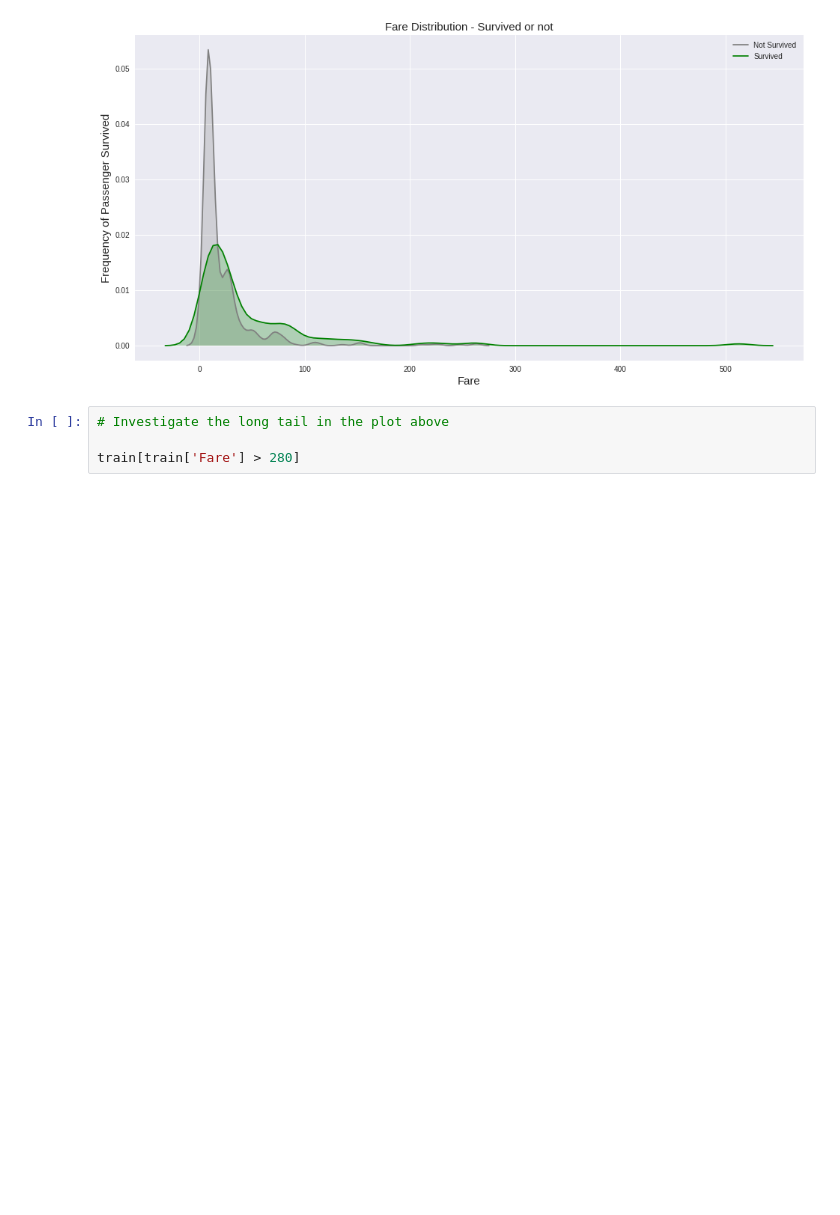
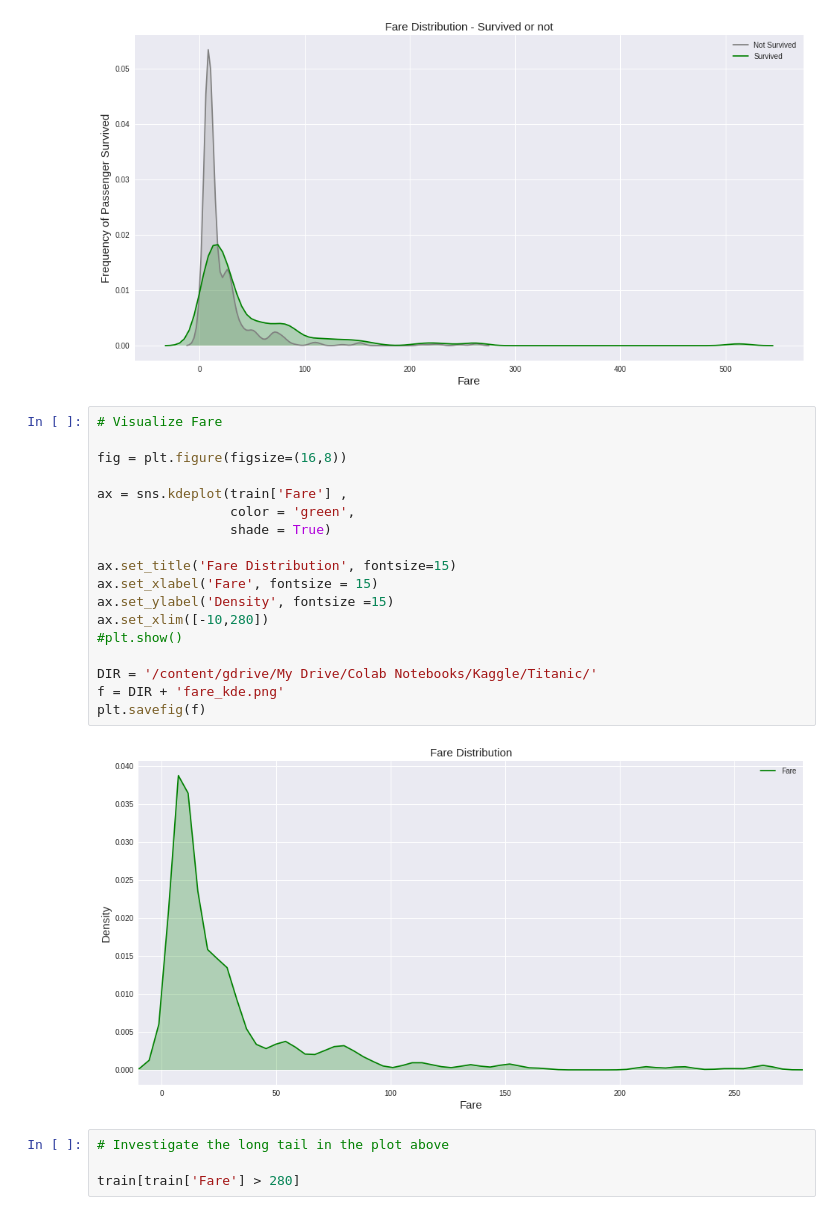
Before and after one commit to edenau/titanic, a Jupyter notebook: classification.ipynb, the cells around one changed output. Saved outputs shown, nothing was run; the diff lists cells and outputs as text; blank space fills up the shorter version.

```diff
--- a/classification.ipynb
+++ b/classification.ipynb
@@ -181,6 +182,26 @@ ax.set_ylabel('Frequency of Passenger Survived', fontsize =15)
 plt.show()
 # %% [output]
 [figure]
+# %%
+# Visualize Fare
+
+fig = plt.figure(figsize=(16,8))
+
+ax = sns.kdeplot(train['Fare'] ,
+                 color = 'green',
+                 shade = True)
+
+ax.set_title('Fare Distribution', fontsize=15)
+ax.set_xlabel('Fare', fontsize = 15)
+ax.set_ylabel('Density', fontsize =15)
+ax.set_xlim([-10,280])
+#plt.show()
+
+DIR = '/content/gdrive/My Drive/Colab Notebooks/Kaggle/Titanic/'
+f = DIR + 'fare_kde.png'
+plt.savefig(f)
+# %% [output]
+[figure, added]
 # %%
 # Investigate the long tail in the plot above
 
```
Also changed, not shown: parts of 23 cells of this notebook.
